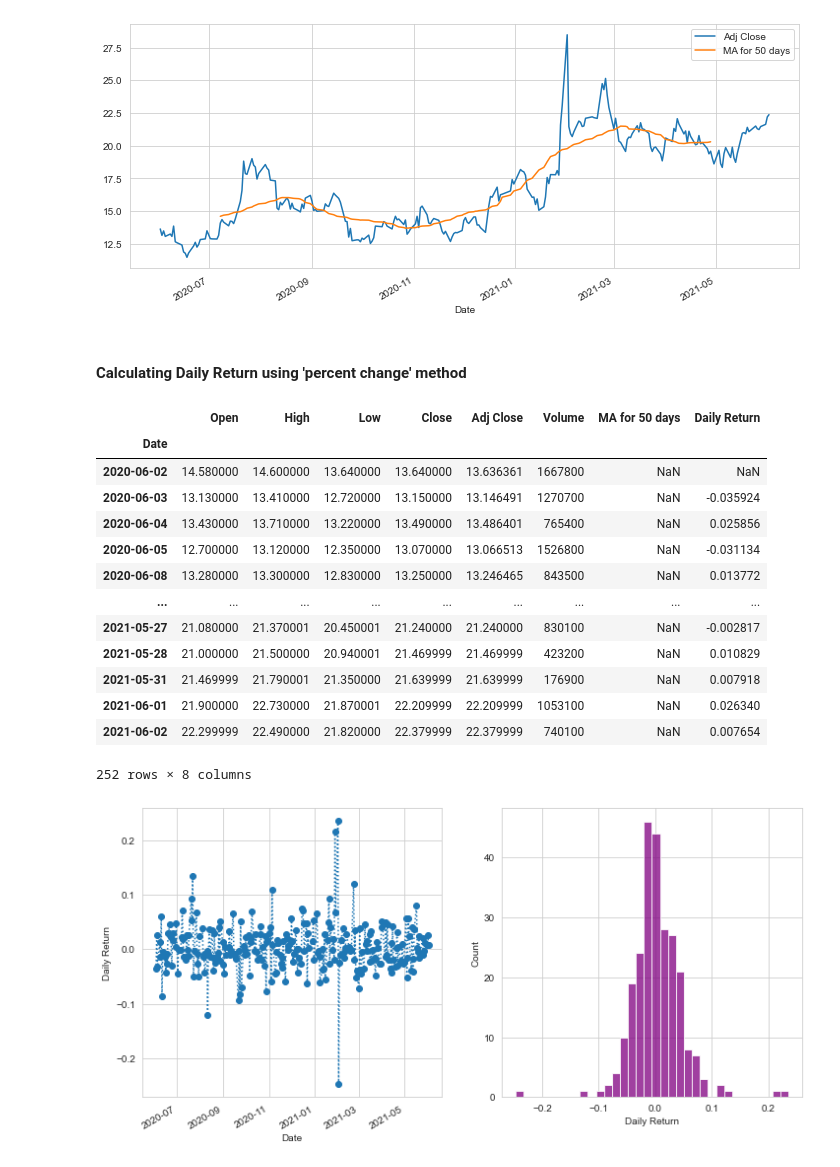
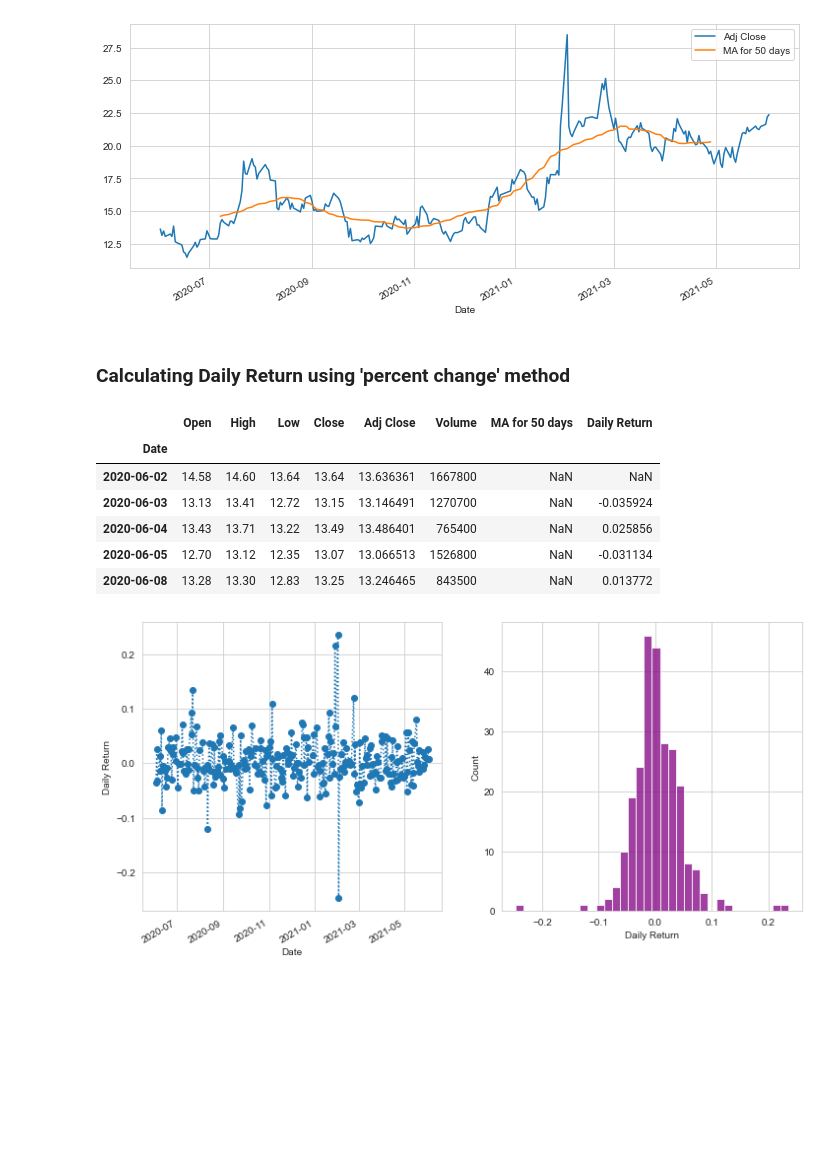
Before and after one commit to lgpatruyo/Stock_Price_Prediction, a Jupyter notebook: Stock_Prediction.ipynb, the cells around one changed output. Saved outputs shown, nothing was run; the diff lists cells and outputs as text; code cells hidden in the pictures; blank space fills up the shorter version.

```diff
--- a/Stock_Prediction.ipynb
+++ b/Stock_Prediction.ipynb
@@ -48,24 +48,17 @@ FR[['Adj Close','MA for 50 days']].plot(figsize=(12,5));
 [figure]
 [figure]
 # %% [markdown]
-#### Calculating Daily Return using 'percent change' method
+### **Calculating Daily Return using 'percent change' method**
 # %%
-FR
+FR.head()
 # %% [output]
 |  | Open | High | Low | Close | Adj Close | Volume | MA for 50 days | Daily Return |
 | Date |  |  |  |  |  |  |  |  |
-| 2020-06-02 | 14.580000 | 14.600000 | 13.640000 | 13.640000 | 13.636361 | 1667800 | NaN | NaN |
-| 2020-06-03 | 13.130000 | 13.410000 | 12.720000 | 13.150000 | 13.146491 | 1270700 | NaN | -0.035924 |
-| 2020-06-04 | 13.430000 | 13.710000 | 13.220000 | 13.490000 | 13.486401 | 765400 | NaN | 0.025856 |
-| 2020-06-05 | 12.700000 | 13.120000 | 12.350000 | 13.070000 | 13.066513 | 1526800 | NaN | -0.031134 |
-| 2020-06-08 | 13.280000 | 13.300000 | 12.830000 | 13.250000 | 13.246465 | 843500 | NaN | 0.013772 |
-| ... | ... | ... | ... | ... | ... | ... | ... | ... |
-| 2021-05-27 | 21.080000 | 21.370001 | 20.450001 | 21.240000 | 21.240000 | 830100 | NaN | -0.002817 |
-| 2021-05-28 | 21.000000 | 21.500000 | 20.940001 | 21.469999 | 21.469999 | 423200 | NaN | 0.010829 |
-| 2021-05-31 | 21.469999 | 21.790001 | 21.350000 | 21.639999 | 21.639999 | 176900 | NaN | 0.007918 |
-| 2021-06-01 | 21.900000 | 22.730000 | 21.870001 | 22.209999 | 22.209999 | 1053100 | NaN | 0.026340 |
-| 2021-06-02 | 22.299999 | 22.490000 | 21.820000 | 22.379999 | 22.379999 | 740100 | NaN | 0.007654 |
+| 2020-06-02 | 14.58 | 14.60 | 13.64 | 13.64 | 13.636361 | 1667800 | NaN | NaN |
+| 2020-06-03 | 13.13 | 13.41 | 12.72 | 13.15 | 13.146491 | 1270700 | NaN | -0.035924 |
+| 2020-06-04 | 13.43 | 13.71 | 13.22 | 13.49 | 13.486401 | 765400 | NaN | 0.025856 |
+| 2020-06-05 | 12.70 | 13.12 | 12.35 | 13.07 | 13.066513 | 1526800 | NaN | -0.031134 |
+| 2020-06-08 | 13.28 | 13.30 | 12.83 | 13.25 | 13.246465 | 843500 | NaN | 0.013772 |
-252 rows × 8 columns
 # %%
 FR['Daily Return'] = FR['Adj Close'].pct_change()
 # %%
```
Also changed, not shown: parts of 8 cells of this notebook.
